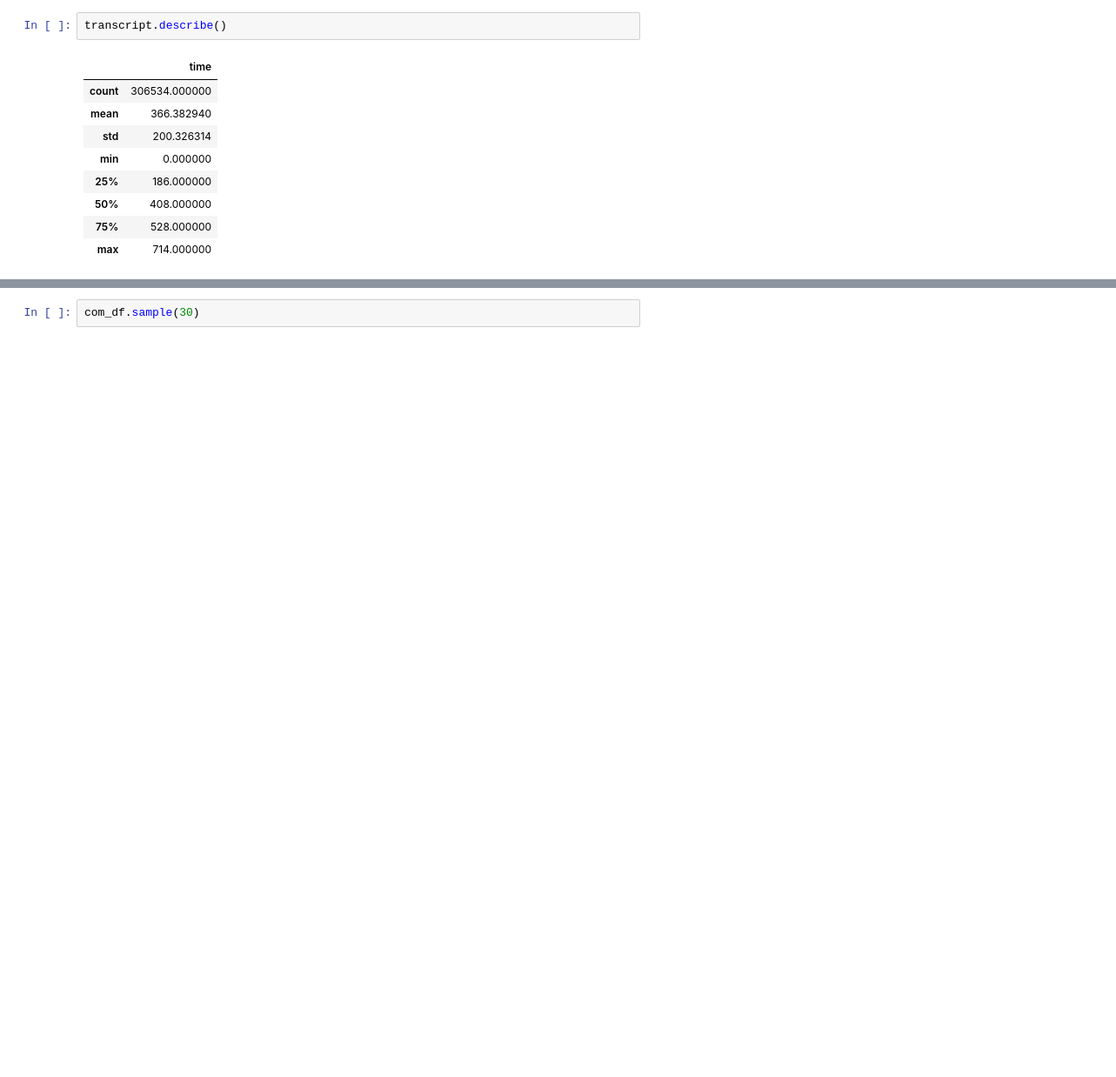
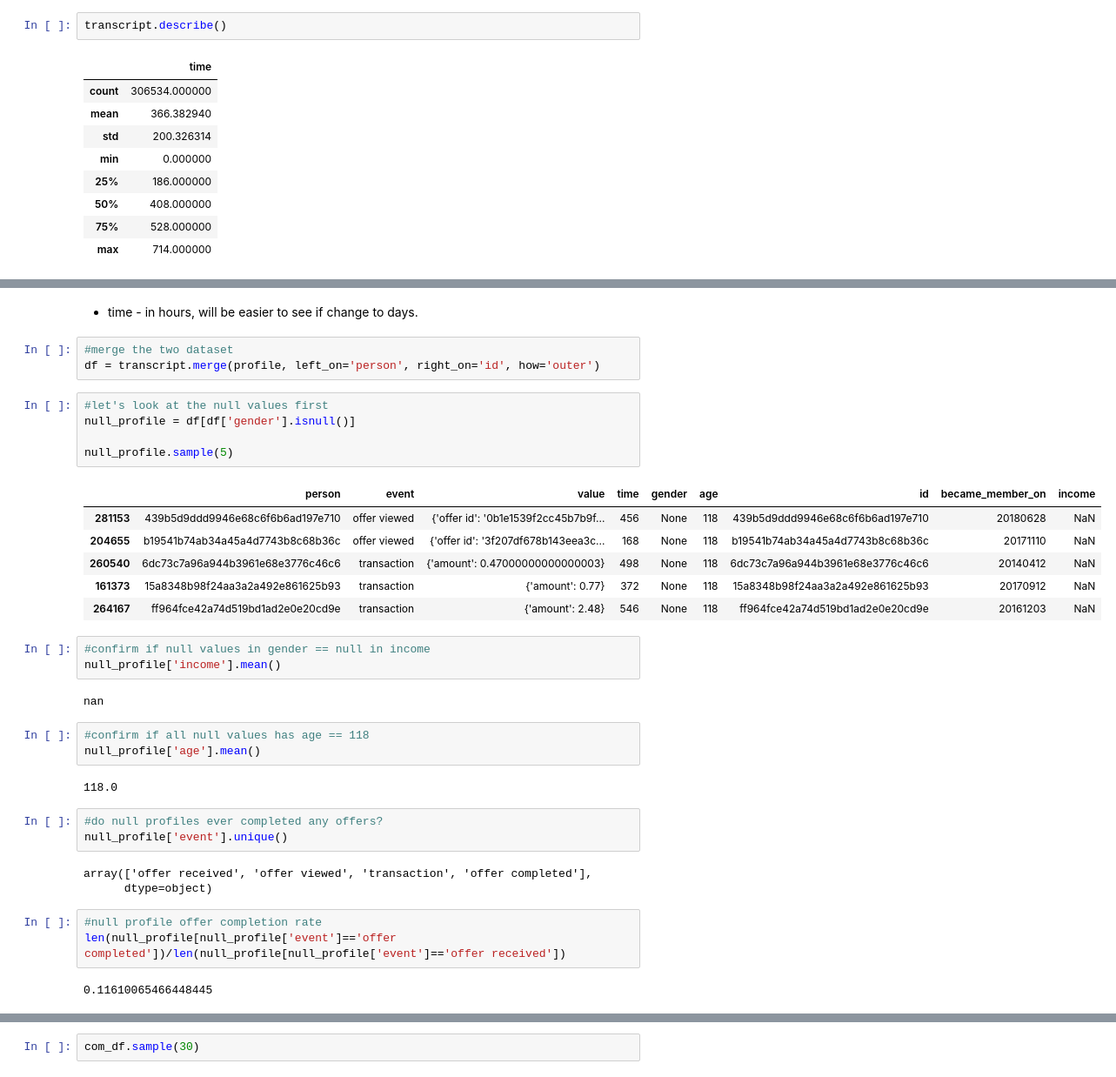
Before and after one commit to linnndachen/starbucks_capstone, a Jupyter notebook: Starbucks_Capstone_notebook.ipynb, the cells around one changed output, grey strips where cells are left out. Shown: that part at 87% size. Saved outputs shown, nothing was run; the diff lists cells and outputs as text; blank space fills up the shorter version.

```diff
--- a/Starbucks_Capstone_notebook.ipynb
+++ b/Starbucks_Capstone_notebook.ipynb
@@ -415,0 +205,38 @@ com_df.sample(10)
+# %% [markdown]
+* time - in hours, will be easier to see if change to days.
+# %%
+#merge the two dataset
+df = transcript.merge(profile, left_on='person', right_on='id', how='outer')
+# %%
+#let's look at the null values first
+null_profile = df[df['gender'].isnull()]
+
+null_profile.sample(5)
+# %% [output]
+|  | person | event | value | time | gender | age | id | became_member_on | income |
+| 281153 | 439b5d9ddd9946e68c6f6b6ad197e710 | offer viewed | {'offer id': '0b1e1539f2cc45b7b9f... | 456 | None | 118 | 439b5d9ddd9946e68c6f6b6ad197e710 | 20180628 | NaN |
+| 204655 | b19541b74ab34a45a4d7743b8c68b36c | offer viewed | {'offer id': '3f207df678b143eea3c... | 168 | None | 118 | b19541b74ab34a45a4d7743b8c68b36c | 20171110 | NaN |
+| 260540 | 6dc73c7a96a944b3961e68e3776c46c6 | transaction | {'amount': 0.47000000000000003} | 498 | None | 118 | 6dc73c7a96a944b3961e68e3776c46c6 | 20140412 | NaN |
+| 161373 | 15a8348b98f24aa3a2a492e861625b93 | transaction | {'amount': 0.77} | 372 | None | 118 | 15a8348b98f24aa3a2a492e861625b93 | 20170912 | NaN |
+| 264167 | ff964fce42a74d519bd1ad2e0e20cd9e | transaction | {'amount': 2.48} | 546 | None | 118 | ff964fce42a74d519bd1ad2e0e20cd9e | 20161203 | NaN |
+# %%
+#confirm if null values in gender == null in income
+null_profile['income'].mean()
+# %% [output]
+nan
+# %%
+#confirm if all null values has age == 118
+null_profile['age'].mean()
+# %% [output]
+118.0
+# %%
+#do null profiles ever completed any offers?
+null_profile['event'].unique()
+# %% [output]
+array(['offer received', 'offer viewed', 'transaction', 'offer completed'],
+      dtype=object)
+# %%
+#null profile offer completion rate
+len(null_profile[null_profile['event']=='offer completed'])/len(null_profile[null_profile['event']=='offer received'])
+# %% [output]
+0.11610065466448445
```
Also changed, not shown: parts of 57 cells of this notebook.
